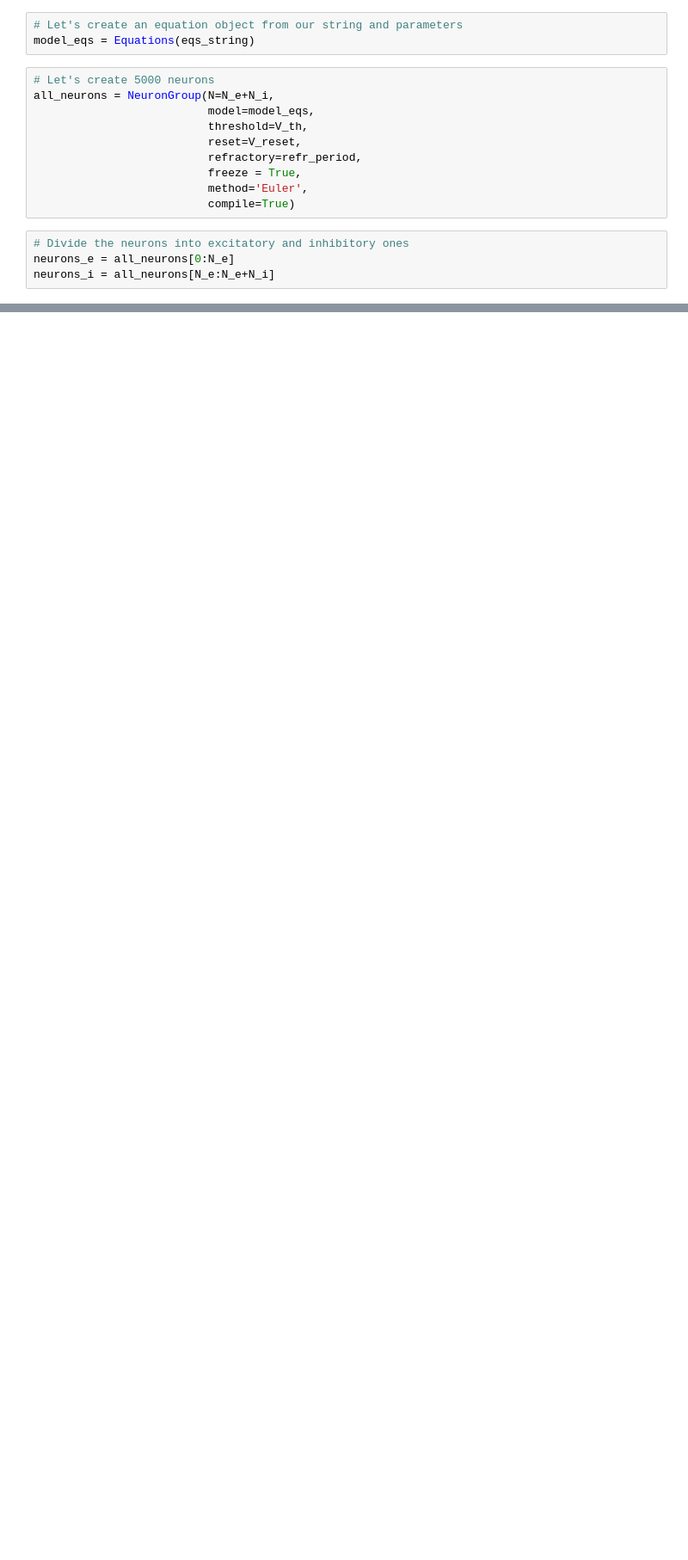
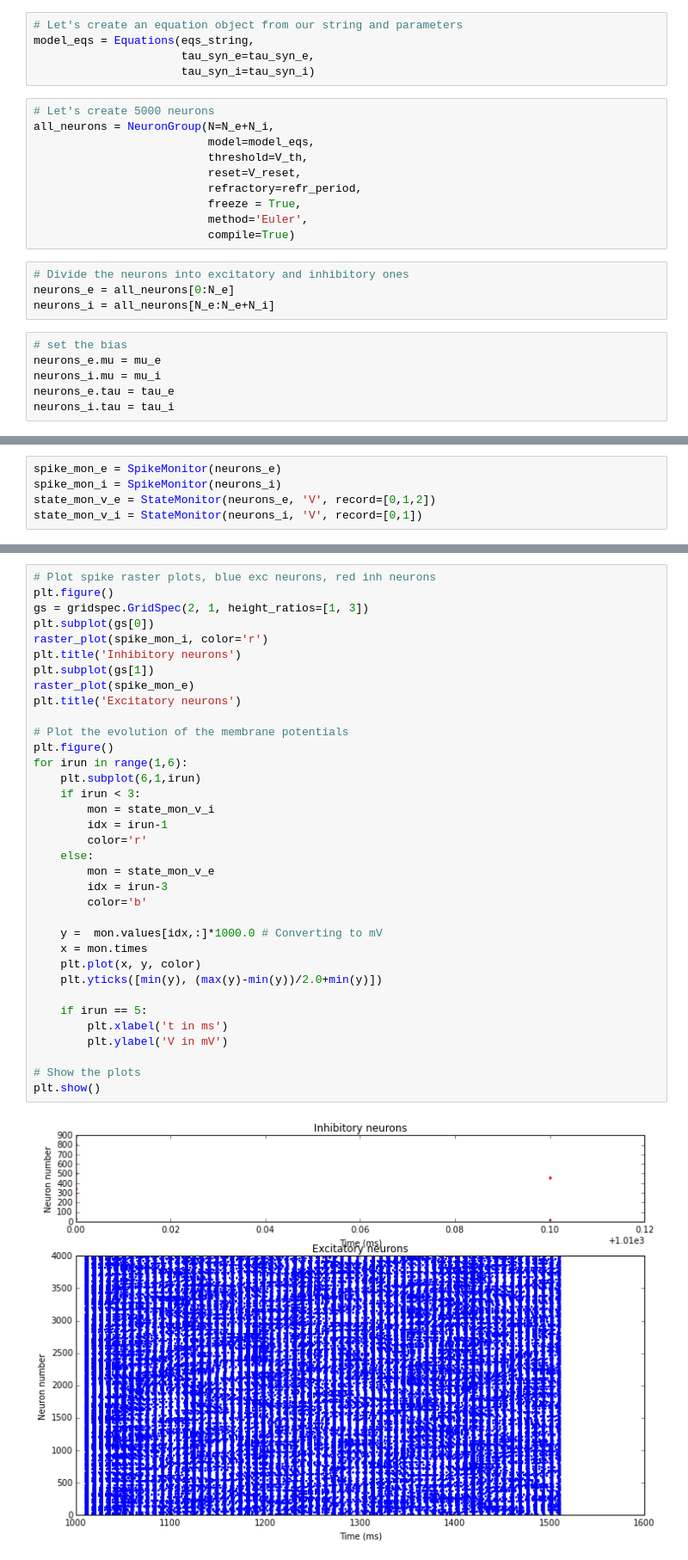
Before and after one commit to janfb/bccn_programming_project5, a Jupyter notebook: Project5_Clustered_Networks.ipynb, the cells around one changed output, grey strips where cells are left out. Shown: that part at 86% size. Saved outputs shown, nothing was run; the diff lists cells and outputs as text; blank space fills up the shorter version.

Commit message:
first working network, inhib. silent

```diff
--- a/Project5_Clustered_Networks.ipynb
+++ b/Project5_Clustered_Networks.ipynb
@@ -52,6 +57,8 @@ duration = 2000*ms
 # %%
 # Let's create an equation object from our string and parameters
-model_eqs = Equations(eqs_string)
+model_eqs = Equations(eqs_string,
+                      tau_syn_e=tau_syn_e,
+                      tau_syn_i=tau_syn_i)
 # %%
 # Let's create 5000 neurons
 all_neurons = NeuronGroup(N=N_e+N_i,
@@ -66,3 +73,9 @@ all_neurons = NeuronGroup(N=N_e+N_i,
 # Divide the neurons into excitatory and inhibitory ones
 neurons_e = all_neurons[0:N_e]
 neurons_i = all_neurons[N_e:N_e+N_i]
+# %%
+# set the bias
+neurons_e.mu = mu_e
+neurons_i.mu = mu_i
+neurons_e.tau = tau_e
+neurons_i.tau = tau_i
@@ -68,0 +87,5 @@ neurons_i = all_neurons[N_e:N_e+N_i]
+# %%
+spike_mon_e = SpikeMonitor(neurons_e)
+spike_mon_i = SpikeMonitor(neurons_i)
+state_mon_v_e = StateMonitor(neurons_e, 'V', record=[0,1,2])
+state_mon_v_i = StateMonitor(neurons_i, 'V', record=[0,1])
@@ -68,0 +101,37 @@ neurons_i = all_neurons[N_e:N_e+N_i]
+# %%
+# Plot spike raster plots, blue exc neurons, red inh neurons
+plt.figure()
+gs = gridspec.GridSpec(2, 1, height_ratios=[1, 3])
+plt.subplot(gs[0])
+raster_plot(spike_mon_i, color='r')
+plt.title('Inhibitory neurons')
+plt.subplot(gs[1])
+raster_plot(spike_mon_e)
+plt.title('Excitatory neurons')
+
+# Plot the evolution of the membrane potentials
+plt.figure()
+for irun in range(1,6):
+    plt.subplot(6,1,irun)
+    if irun < 3:
+        mon = state_mon_v_i
+        idx = irun-1
+        color='r'
+    else:
+        mon = state_mon_v_e
+        idx = irun-3
+        color='b'
+
+    y =  mon.values[idx,:]*1000.0 # Converting to mV
+    x = mon.times
+    plt.plot(x, y, color)
+    plt.yticks([min(y), (max(y)-min(y))/2.0+min(y)])
+
+    if irun == 5:
+        plt.xlabel('t in ms')
+        plt.ylabel('V in mV')
+
+# Show the plots
+plt.show()
+# %% [output]
+[figure, added]
```
Also changed, not shown: parts of 6 cells of this notebook.
